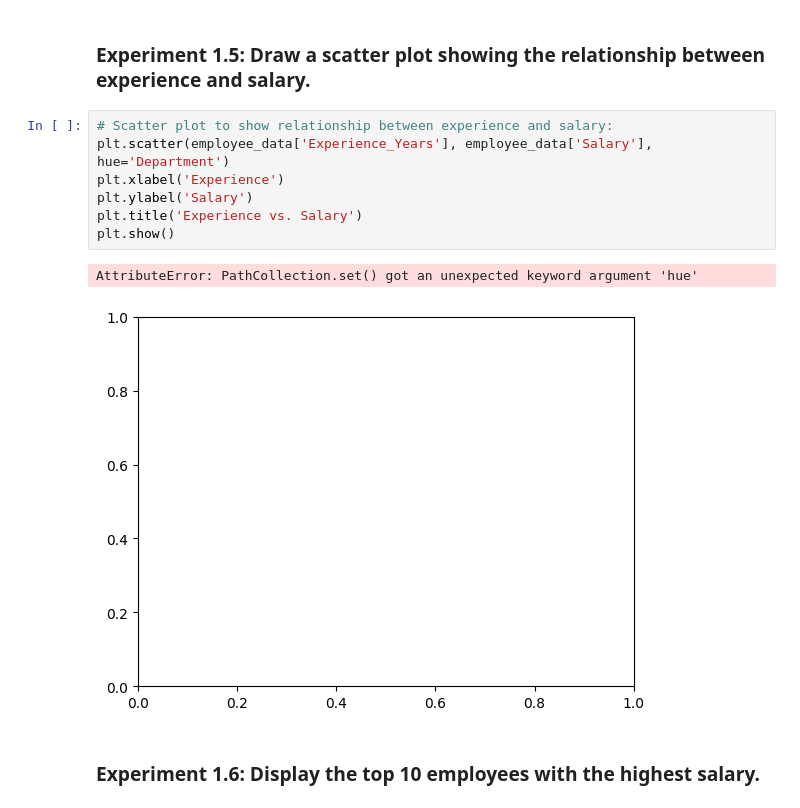
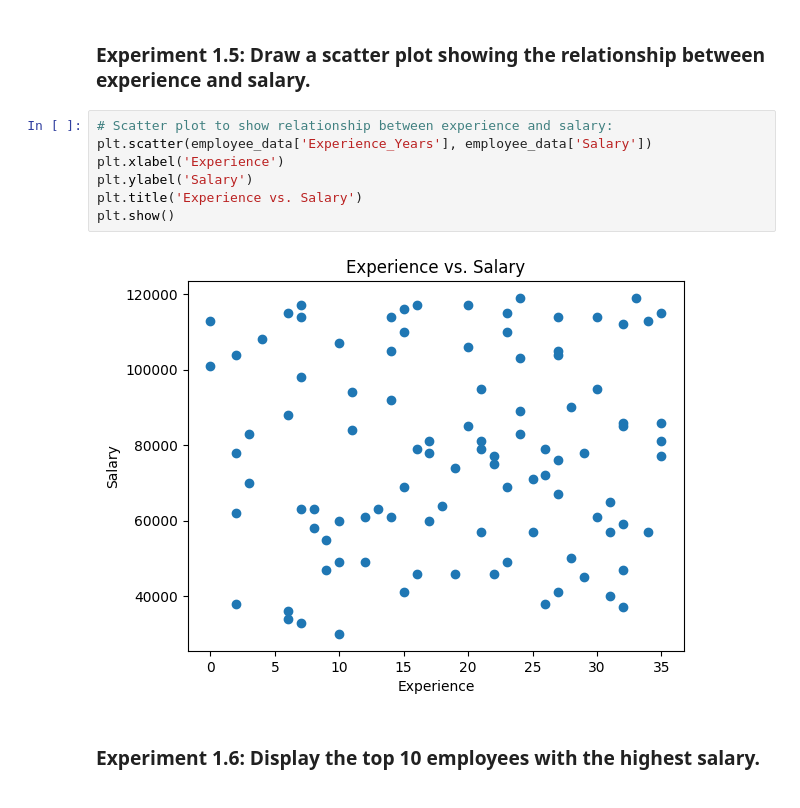
Before and after one commit to YashParmar27/CLNLP_Lab, a Jupyter notebook: Exp1.ipynb, the cells around one changed output. Cells and saved outputs as stored; diff of their text form.

```diff
--- a/Exp1.ipynb
+++ b/Exp1.ipynb
@@ -78,14 +78,13 @@ plt.show()
 ### Experiment 1.5: Draw a scatter plot showing the relationship between experience and salary.
 # %%
 # Scatter plot to show relationship between experience and salary:
-plt.scatter(employee_data['Experience_Years'], employee_data['Salary'], hue='Department')
+plt.scatter(employee_data['Experience_Years'], employee_data['Salary'])
 plt.xlabel('Experience')
 plt.ylabel('Salary')
 plt.title('Experience vs. Salary')
 plt.show()
 # %% [output]
-AttributeError: PathCollection.set() got an unexpected keyword argument 'hue'
-[figure, old version]
+[figure, new version]
 # %% [markdown]
 ### Experiment 1.6: Display the top 10 employees with the highest salary.
 # %%
```
